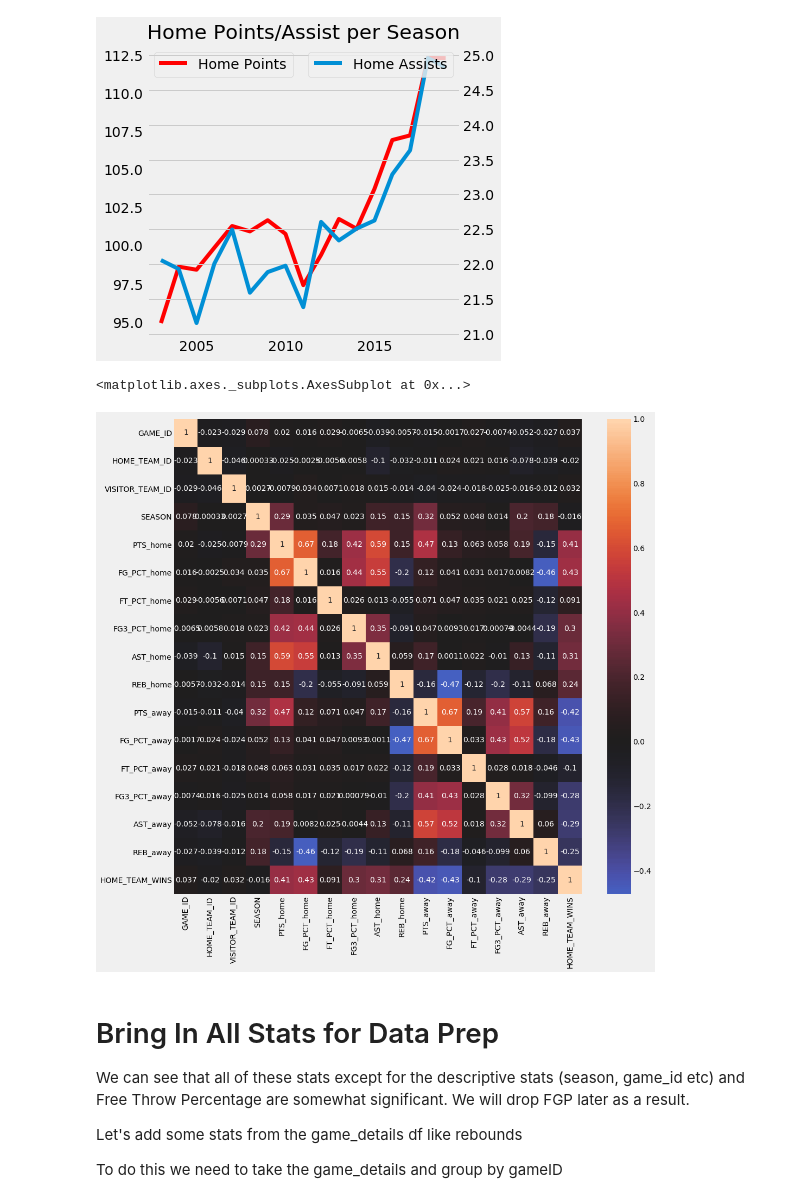
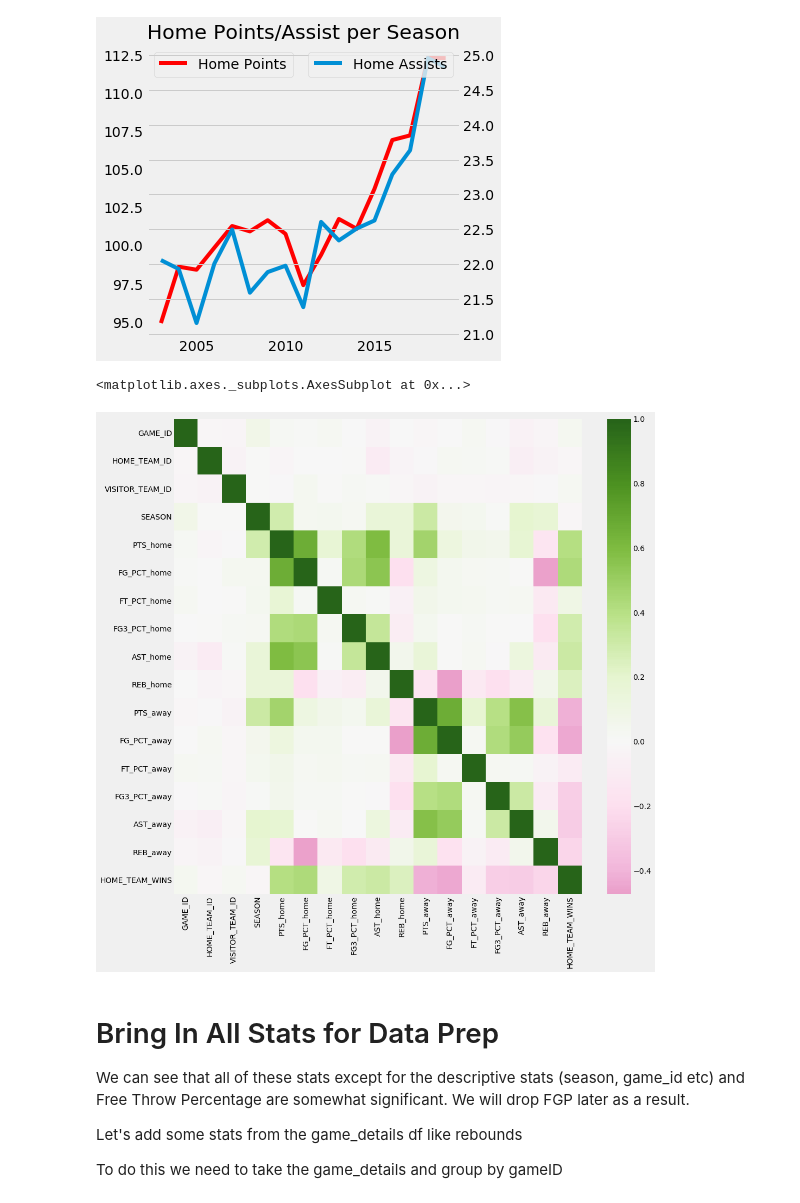
Before and after one commit to candrasc/BasketBall-WinPrediction, a Jupyter notebook: NBA Analysis and Win Prediction.ipynb, the cells around one changed output. Saved outputs shown, nothing was run; the diff lists cells and outputs as text; code cells hidden in the pictures.

Commit message:
Update heatmap colour scheme

```diff
--- a/NBA Analysis and Win Prediction.ipynb
+++ b/NBA Analysis and Win Prediction.ipynb
@@ -91,11 +91,11 @@ ax2.legend(loc=1)
 # %%
 #Find correlations in the game outcome and stats of THAT game
 #Basically all below stats have some effect on wins except for free throws
 plt.figure(figsize=(15,15))
-sns.heatmap(g.corr(), annot = True, center = 0)
+sns.heatmap(g.corr(), center = 0, cmap = 'PiYG')
 # %% [output]
 <matplotlib.axes._subplots.AxesSubplot at 0x...>
-[figure, old version]
+[figure, new version]
 # %% [markdown]
 # Bring In All Stats for Data Prep
 
```
Also changed, not shown: parts of 1 cell of this notebook.
